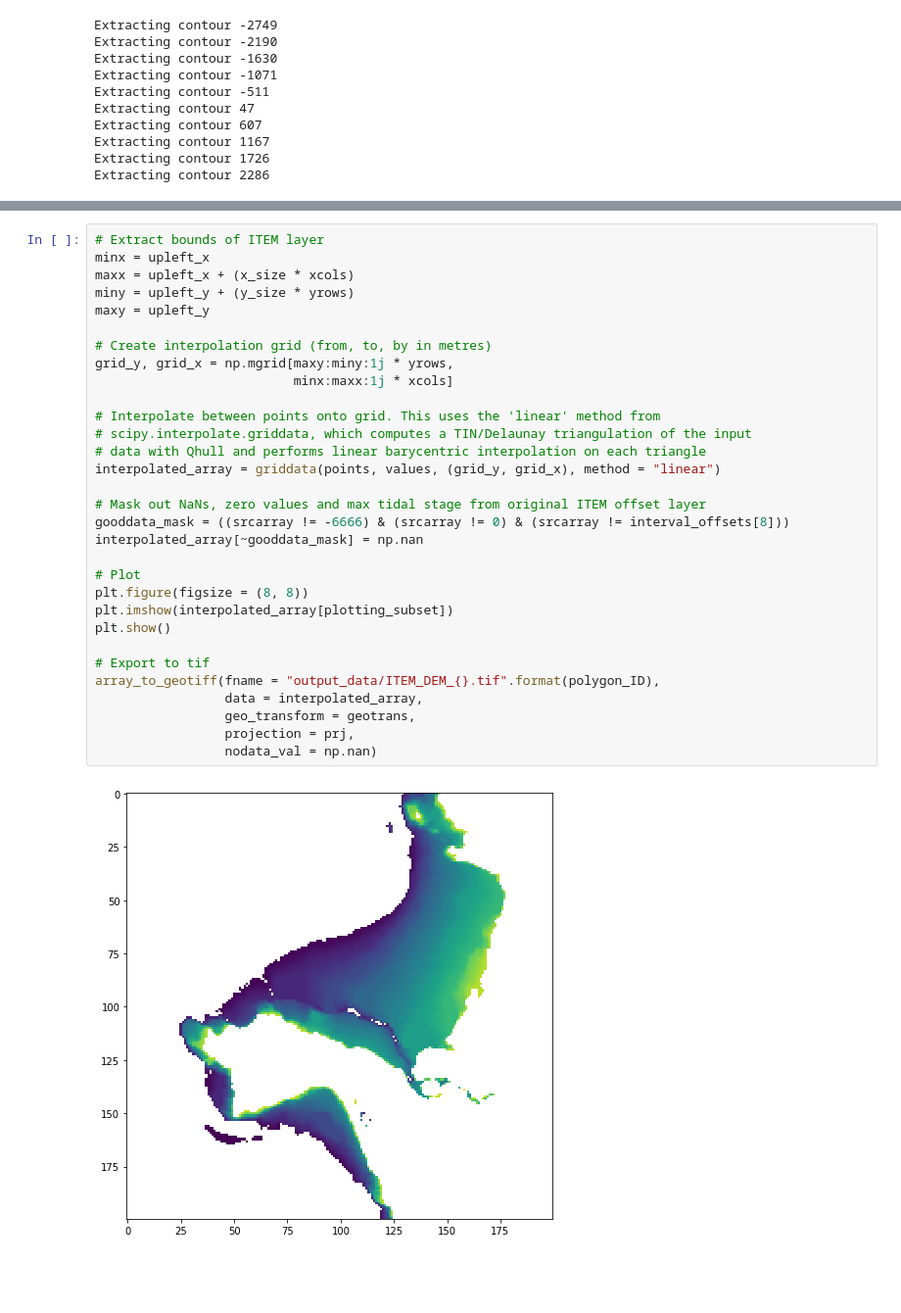
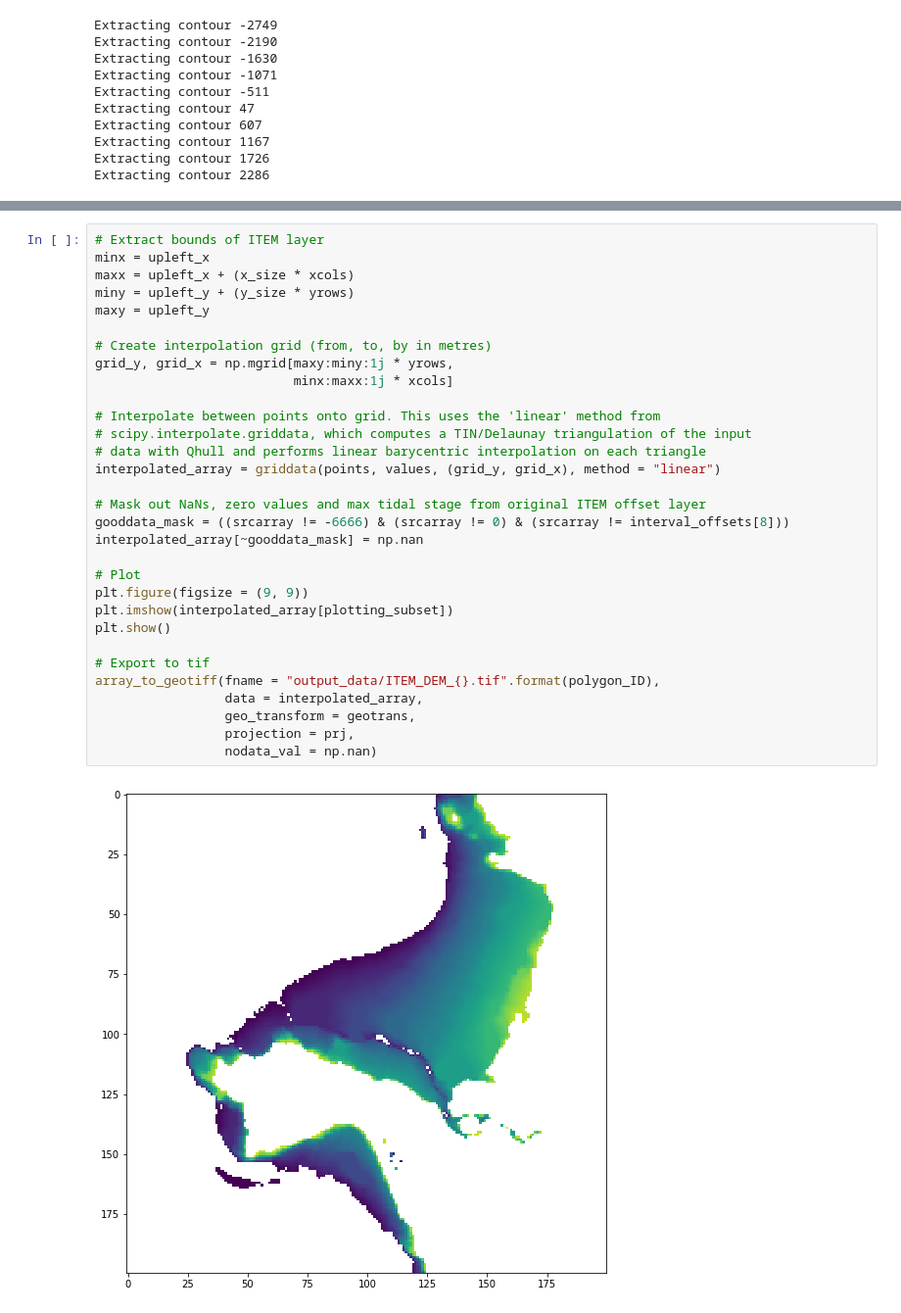
Before and after one commit to robbibt/nidem_visualisations, a Jupyter notebook: intertidal_dem.ipynb, the cells around one changed output, grey strips where cells are left out. Shown: that part at 98% size. Cells and saved outputs as stored; diff of their text form; blank space fills up the shorter version.

```diff
--- a/intertidal_dem.ipynb
+++ b/intertidal_dem.ipynb
@@ -177,32 +192,32 @@ Exports a DEM by interpolating previously extracted contours. This uses the line
 # Extract bounds of ITEM layer
 minx = upleft_x
 maxx = upleft_x + (x_size * xcols)
 miny = upleft_y + (y_size * yrows)
 maxy = upleft_y
 
 # Create interpolation grid (from, to, by in metres)
 grid_y, grid_x = np.mgrid[maxy:miny:1j * yrows,
                           minx:maxx:1j * xcols]
 
 # Interpolate between points onto grid. This uses the 'linear' method from
 # scipy.interpolate.griddata, which computes a TIN/Delaunay triangulation of the input
 # data with Qhull and performs linear barycentric interpolation on each triangle
 interpolated_array = griddata(points, values, (grid_y, grid_x), method = "linear")
 
 # Mask out NaNs, zero values and max tidal stage from original ITEM offset layer
 gooddata_mask = ((srcarray != -6666) & (srcarray != 0) & (srcarray != interval_offsets[8]))
 interpolated_array[~gooddata_mask] = np.nan
 
 # Plot
-plt.figure(figsize = (8, 8))
+plt.figure(figsize = (9, 9))
 plt.imshow(interpolated_array[plotting_subset])
 plt.show()
 
 # Export to tif
 array_to_geotiff(fname = "output_data/ITEM_DEM_{}.tif".format(polygon_ID),
                  data = interpolated_array,
                  geo_transform = geotrans,
                  projection = prj,
                  nodata_val = np.nan)
 # %% [output]
-[figure, old version]
+[figure, new version]
```
Also changed, not shown: parts of 15 cells of this notebook.
